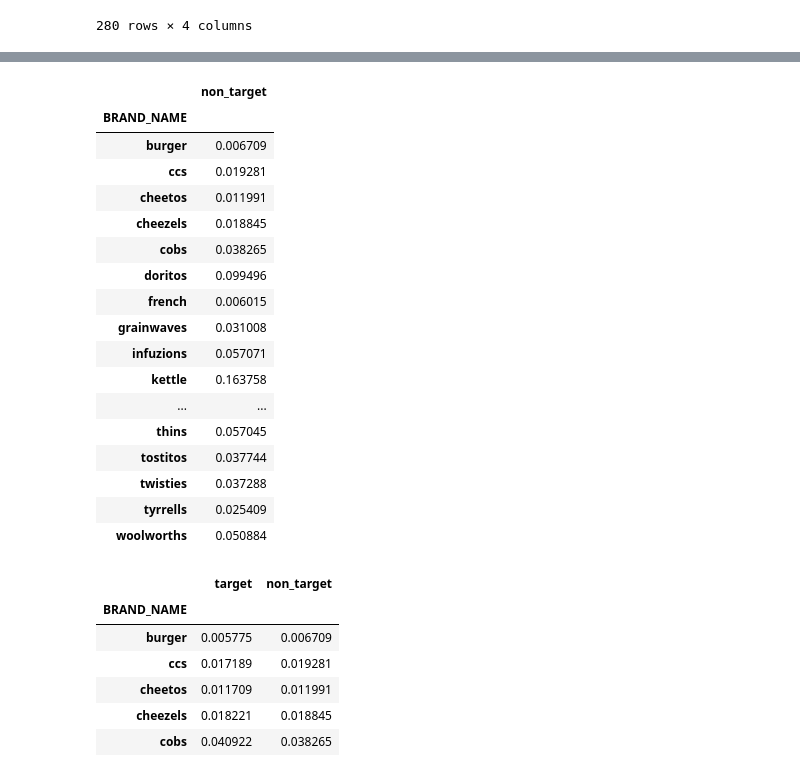
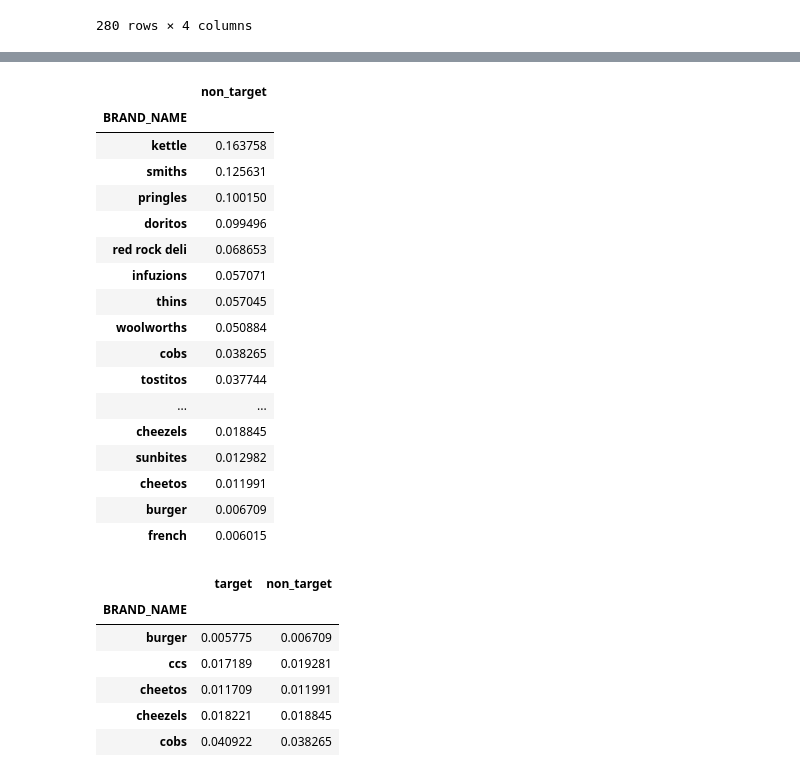
Before and after one commit to daniel8691/Quantium-virtual-internship, a Jupyter notebook: module_one_data_preparation.ipynb, the cells around one changed output, grey strips where cells are left out. Drawn from its saved outputs; the diff is of its cells as text; code cells hidden in the pictures.

```diff
--- a/module_one_data_preparation.ipynb
+++ b/module_one_data_preparation.ipynb
@@ -1247,27 +1308,27 @@ not_mainstream_trend_df['target'] =not_mainstream_trend_df['LYLTY_CARD_NBR'] / n
 # %%
 # group by brand
 not_brand_group_df = pd.DataFrame(not_mainstream_trend_df.groupby(by='BRAND_NAME').sum()['target'])
 not_brand_group_df.rename(columns={"target": "non_target"}, inplace=True)
-not_brand_group_df
+not_brand_group_df.sort_values('non_target', ascending=False)
 # %% [output]
 |  | non_target |
 | BRAND_NAME |  |
+| kettle | 0.163758 |
+| smiths | 0.125631 |
+| pringles | 0.100150 |
+| doritos | 0.099496 |
+| red rock deli | 0.068653 |
+| infuzions | 0.057071 |
+| thins | 0.057045 |
+| woolworths | 0.050884 |
+| cobs | 0.038265 |
+| tostitos | 0.037744 |
+| ... | ... |
+| cheezels | 0.018845 |
+| sunbites | 0.012982 |
+| cheetos | 0.011991 |
 | burger | 0.006709 |
-| ccs | 0.019281 |
-| cheetos | 0.011991 |
-| cheezels | 0.018845 |
-| cobs | 0.038265 |
-| doritos | 0.099496 |
 | french | 0.006015 |
-| grainwaves | 0.031008 |
-| infuzions | 0.057071 |
-| kettle | 0.163758 |
-| ... | ... |
-| thins | 0.057045 |
-| tostitos | 0.037744 |
-| twisties | 0.037288 |
-| tyrrells | 0.025409 |
-| woolworths | 0.050884 |
 # %%
 # merge the target and none target dataframes together
 brand_supports_df = pd.merge(brand_group_df, not_brand_group_df, how='inner', left_index = True, right_index=True)
```
Also changed, not shown: parts of 9 cells of this notebook, 1 other file.
